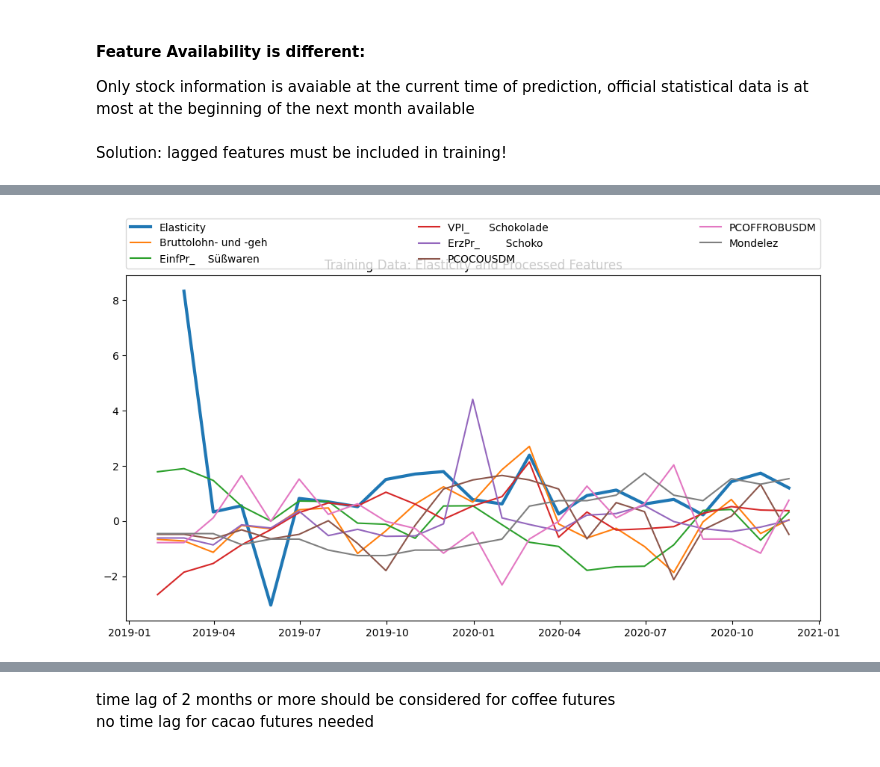
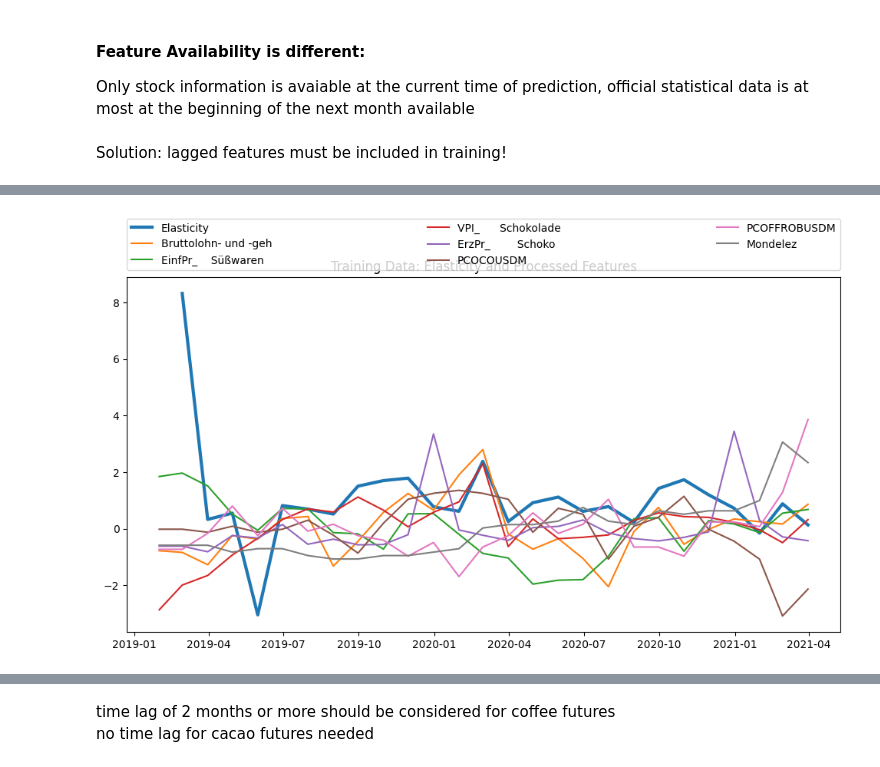
Before and after one commit to salimaabdalla/dpp_projekt_2026, a Jupyter notebook: notebooks/10_ARIMAX_monthly_updated_prediction.ipynb, the cells around one changed output, grey strips where cells are left out. Cells and saved outputs as stored; diff of their text form; code cells hidden in the pictures.

Commit message:
ARIMA batches added

```diff
--- a/notebooks/10_ARIMAX_monthly_updated_prediction.ipynb
+++ b/notebooks/10_ARIMAX_monthly_updated_prediction.ipynb
@@ -145,10 +135,0 @@ y_test = y_batch_1.iloc[-4:]
-# %%
-# plotting y_train and X_train features to see how they look like
-plt.figure(figsize=(12, 6))
-plt.plot(y_train, label='Elasticity')
-X_train_features = X_train.columns.tolist()
-for feature in X_train_features:
-    plt.plot((X_train[feature]/X_train[feature][1])*10, label=feature[:20])  # plotting only first 20 characters of feature name for better visibility
-plt.legend(bbox_to_anchor=(0., 1.02, 1., .102), loc='lower left',
-                      ncols=3, mode="expand", borderaxespad=0.)
-plt.title('Training Data: Elasticity and Features')
@@ -206,19 +254,28 @@ pipeline = Pipeline([
     ('scaler', scaler)
 ])
 
-# fitting pipeline on training data and transforming both training and test data
-X_train_processed = pipeline.fit_transform(X_train_combined)
-X_test_processed = pipeline.transform(X_test_combined)
+# fitting pipeline on training data and transforming both training and test data for each batch
+
+X_train_1_processed = pipeline.fit_transform(X_train_1_combined)
+X_test_1_processed = pipeline.transform(X_test_1_combined)
+
+# imputation and scaling of features for batch 2
+X_train_2_processed = pipeline.fit_transform(X_train_2_combined)
+X_test_2_processed = pipeline.transform(X_test_2_combined)
+
+# imputation and scaling of features for batch 3
+X_train_3_processed = pipeline.fit_transform(X_train_3_combined)
+X_test_3_processed = pipeline.transform(X_test_3_combined)
 # %%
 # plotting target and processed features to see how they look like after imputation and scaling
 plt.figure(figsize=(12, 6))
-plt.plot(y_train, label='Elasticity', linewidth=3)
-X_train_processed_df = pd.DataFrame(X_train_processed, columns=X_train_features, index=X_train.index)
-for feature in X_train_features:
-    plt.plot(X_train_processed_df[feature], label=feature[:20])  # plotting only first 20 characters of feature name for better visibility
+plt.plot(y_train_1, label='Elasticity', linewidth=3)
+X_train_1_processed_df = pd.DataFrame(X_train_1_processed, columns=X_train_1.columns, index=X_train_1.index)
+for feature in X_train_1.columns:
+    plt.plot(X_train_1_processed_df[feature], label=feature[:20])  # plotting only first 20 characters of feature name for better visibility
 plt.legend(bbox_to_anchor=(0., 1.02, 1., .102), loc='lower left',
                       ncols=3, mode="expand", borderaxespad=0.)
 plt.title('Training Data: Elasticity and Processed Features')
 plt.show()
 # %% [output]
-[figure, old version]
+[figure, new version]
```
Also changed, not shown: parts of 7 cells of this notebook.
